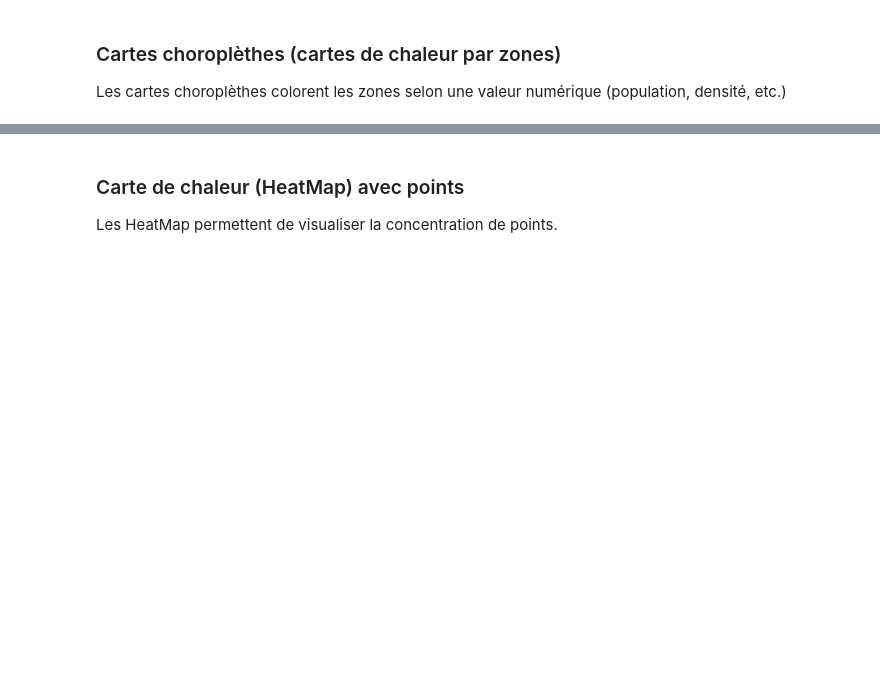
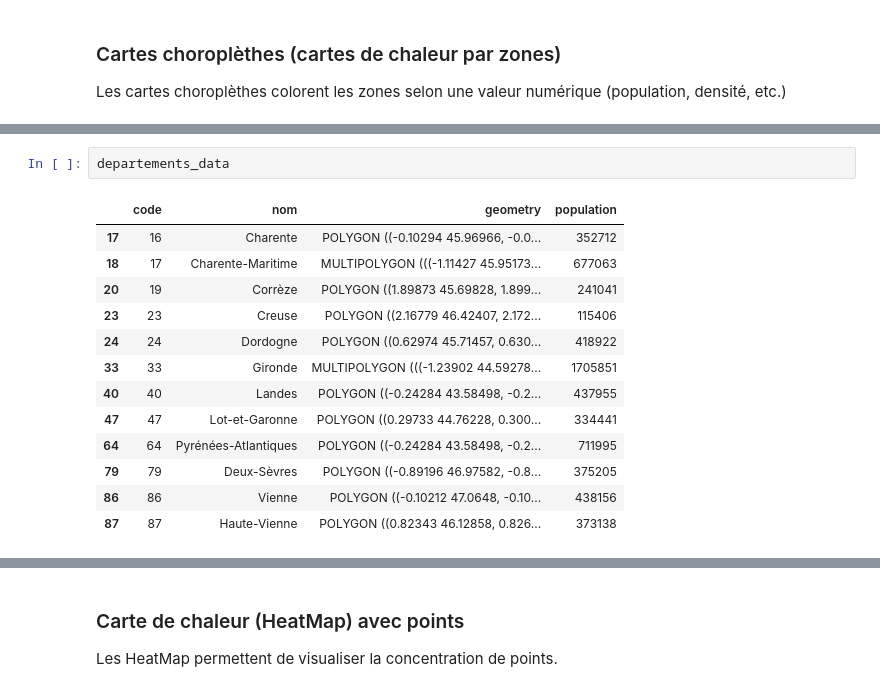
Before and after one commit to Lmarito/Geo_L3, a Jupyter notebook: Cours-3_Folium.ipynb, the cells around one changed output, grey strips where cells are left out. Cells and saved outputs as stored; diff of their text form; blank space fills up the shorter version.

```diff
--- a/Cours-3_Folium.ipynb
+++ b/Cours-3_Folium.ipynb
@@ -334,0 +353,16 @@ carte
+# %%
+departements_data
+# %% [output]
+|  | code | nom | geometry | population |
+| 17 | 16 | Charente | POLYGON ((-0.10294 45.96966, -0.0... | 352712 |
+| 18 | 17 | Charente-Maritime | MULTIPOLYGON (((-1.11427 45.95173... | 677063 |
+| 20 | 19 | Corrèze | POLYGON ((1.89873 45.69828, 1.899... | 241041 |
+| 23 | 23 | Creuse | POLYGON ((2.16779 46.42407, 2.172... | 115406 |
+| 24 | 24 | Dordogne | POLYGON ((0.62974 45.71457, 0.630... | 418922 |
+| 33 | 33 | Gironde | MULTIPOLYGON (((-1.23902 44.59278... | 1705851 |
+| 40 | 40 | Landes | POLYGON ((-0.24284 43.58498, -0.2... | 437955 |
+| 47 | 47 | Lot-et-Garonne | POLYGON ((0.29733 44.76228, 0.300... | 334441 |
+| 64 | 64 | Pyrénées-Atlantiques | POLYGON ((-0.24284 43.58498, -0.2... | 711995 |
+| 79 | 79 | Deux-Sèvres | POLYGON ((-0.89196 46.97582, -0.8... | 375205 |
+| 86 | 86 | Vienne | POLYGON ((-0.10212 47.0648, -0.10... | 438156 |
+| 87 | 87 | Haute-Vienne | POLYGON ((0.82343 46.12858, 0.826... | 373138 |
```
Also changed, not shown: parts of 16 cells of this notebook, 1 other file.
